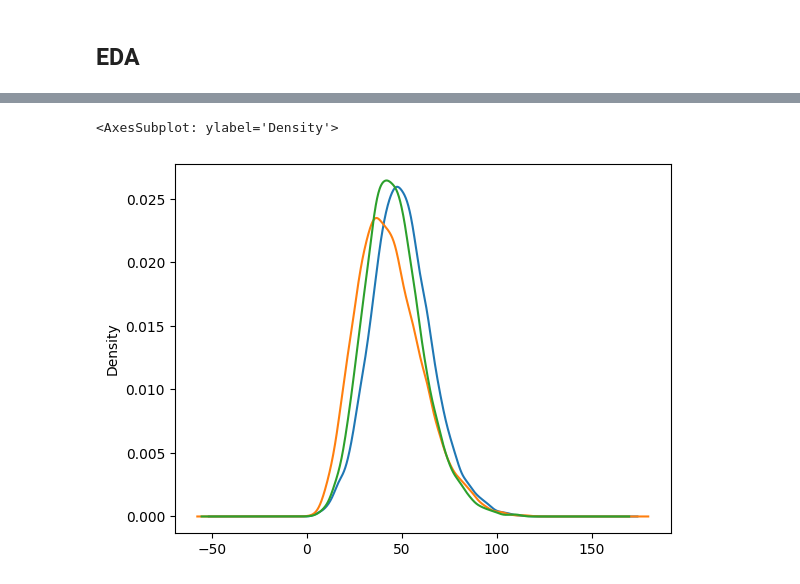
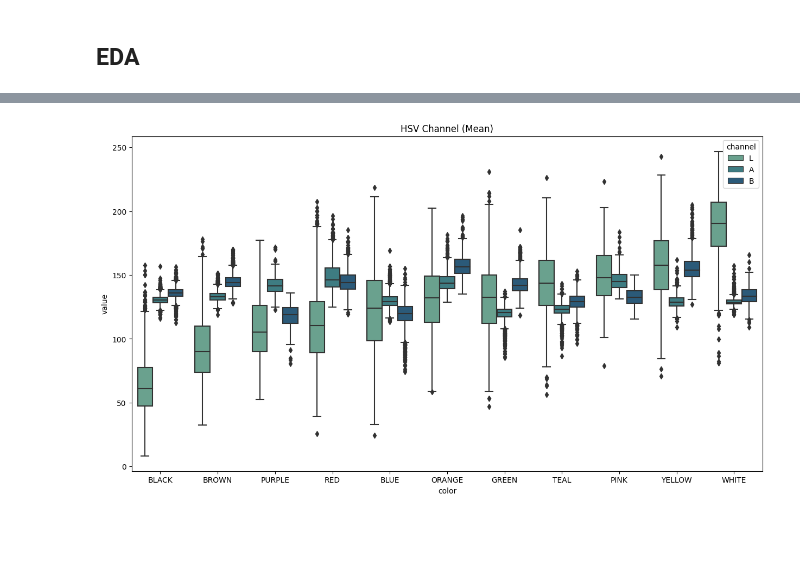
Before and after one commit to alejomaar/google-arts-and-culture, a Jupyter notebook: notebooks/03-eda.ipynb, the cells around one changed output, grey strips where cells are left out. Saved outputs shown, nothing was run; the diff lists cells and outputs as text; code cells hidden in the pictures; blank space fills up the shorter version.

```diff
--- a/notebooks/03-eda.ipynb
+++ b/notebooks/03-eda.ipynb
@@ -130,7 +93,4 @@ AttributeError: Line2D.set() got an unexpected keyword argument 'opacity'
-# %%
-black['r_bgr_std'].plot(kind='kde')
-black['b_bgr_std'].plot(kind='kde')
-black['g_bgr_std'].plot(kind='kde')
-# %% [output]
-<AxesSubplot: ylabel='Density'>
-[figure, removed]
+# %%
+boxplot(df,['l_lab_mean','a_lab_mean','b_lab_mean'],'L','HSV Channel (Mean)')
+# %% [output]
+[figure, added]
```
Also changed, not shown: parts of 11 cells of this notebook.
